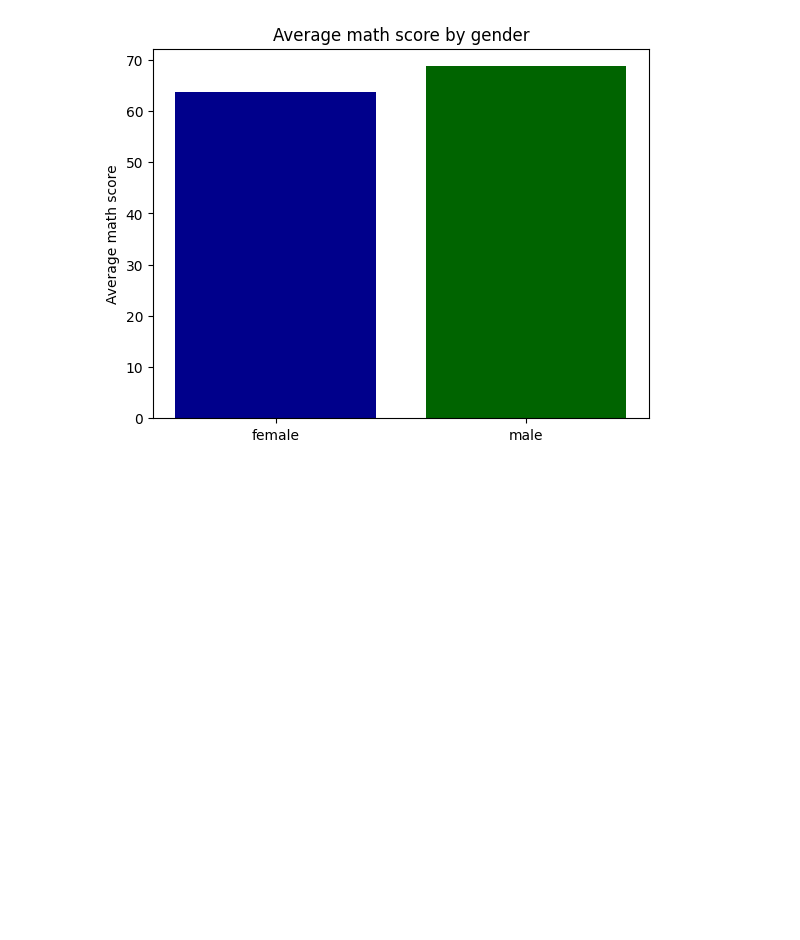
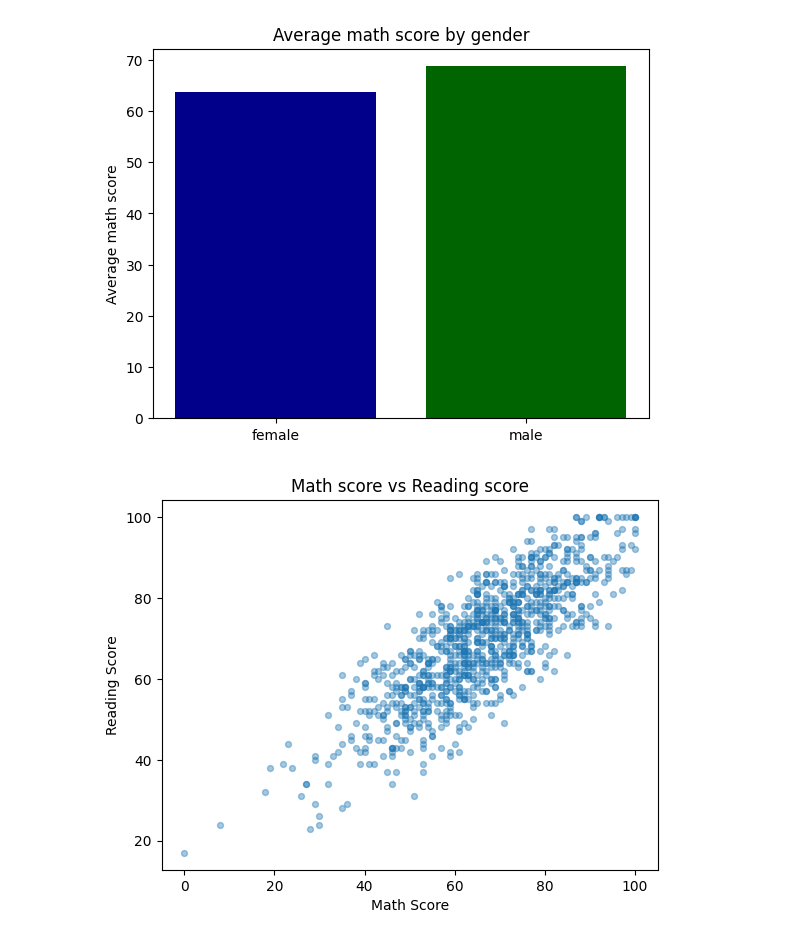
Before and after one commit to smchakma/ResearchWithSkillMoprh, a Jupyter notebook: Matplotlib_and_Seaborn.ipynb, the cells around one changed output. Drawn from its saved outputs; the diff is of its cells as text; code cells hidden in the pictures; blank space fills up the shorter version.

```diff
--- a/Matplotlib_and_Seaborn.ipynb
+++ b/Matplotlib_and_Seaborn.ipynb
@@ -92,3 +92,11 @@ plt.savefig("/content/drive/MyDrive/Datasets/Average_math_score_by_gender_figure
 plt.show()
 # %% [output]
 [figure]
+# %%
+fig, ax = plt.subplots()
+ax.scatter(students['math score'], students['reading score'], alpha = 0.4, s = 18)
+ax.set(title='Math score vs Reading score', xlabel='Math Score', ylabel='Reading Score')
+plt.savefig("/content/drive/MyDrive/Datasets/Math_score_vs_Reading_score_figure.png", dpi=600, bbox_inches='tight')
+plt.show()
+# %% [output]
+[figure, added]
```
